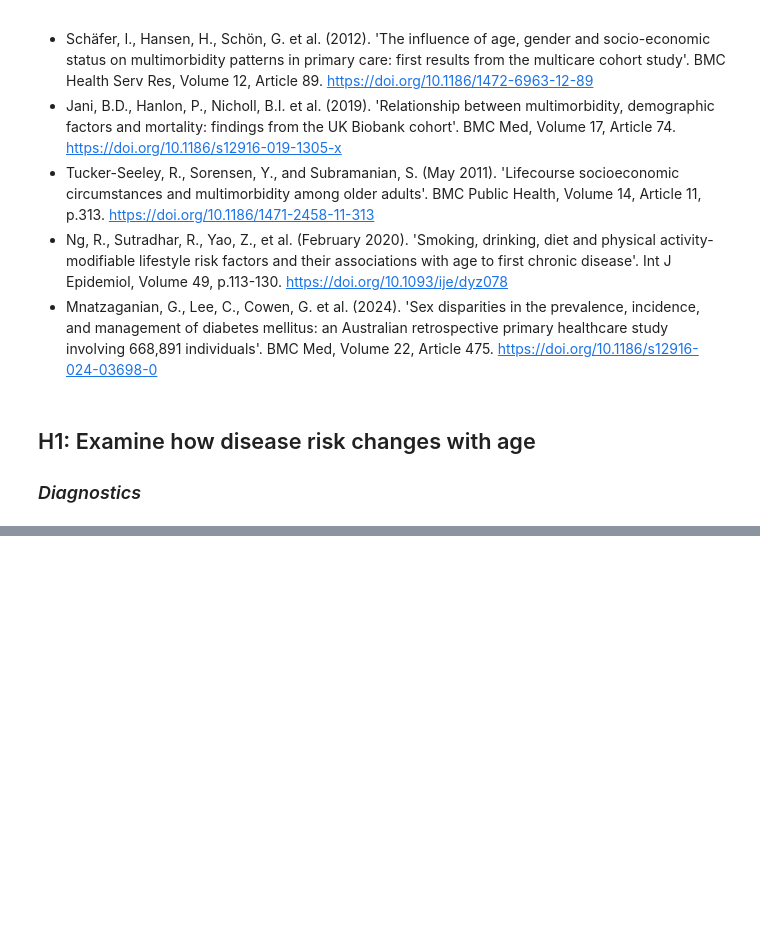
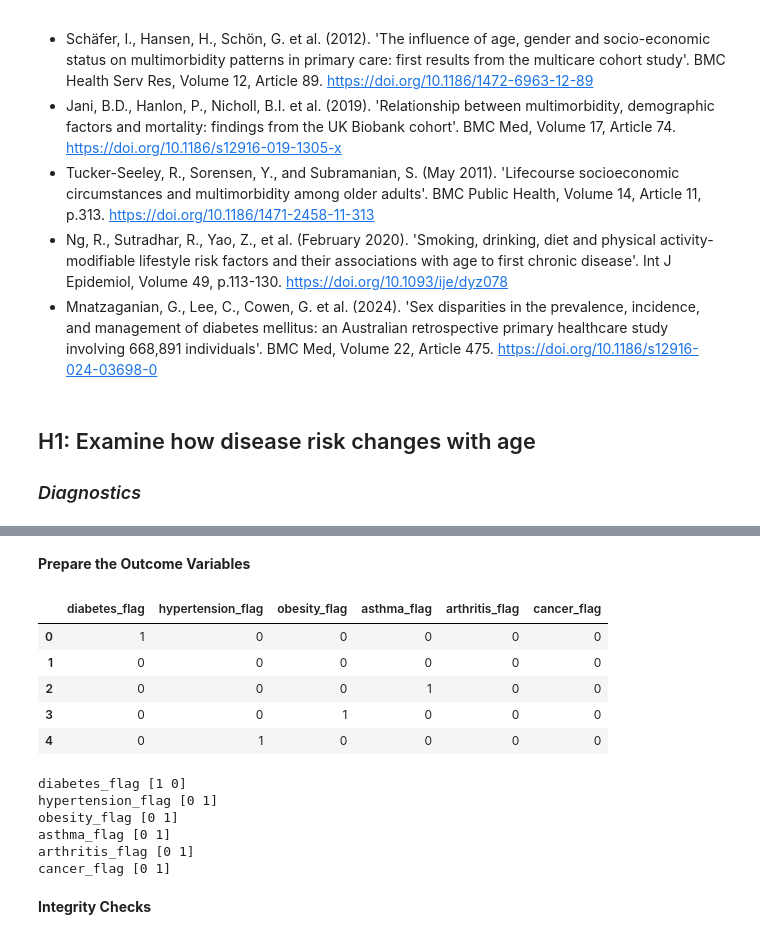
Before and after one commit to jstraker1/datasummative_2, a Jupyter notebook: fleur_test_work/initial_work_fleur.ipynb, the cells around one changed output, grey strips where cells are left out. Drawn from its saved outputs; the diff is of its cells as text; code cells hidden in the pictures; blank space fills up the shorter version.

```diff
--- a/fleur_test_work/initial_work_fleur.ipynb
+++ b/fleur_test_work/initial_work_fleur.ipynb
@@ -765,0 +845,51 @@ If the outliers cannot be transformed or removed, we will discuss their presence
+# %% [markdown]
+**Prepare the Outcome Variables**
+# %%
+# List of disease categories you want to convert to binary flags
+disease_list = [
+    "Diabetes",
+    "Hypertension",
+    "Obesity",
+    "Asthma",
+    "Arthritis",
+    "Cancer"
+]
+
+# Create a binary flag for each disease
+for disease in disease_list:
+    col_name = disease.lower() + "_flag"
+    df[col_name] = (df['medical_condition'] == disease).astype(int)
+
+# Check the first few rows
+df[[d.lower() + "_flag" for d in disease_list]].head()
+# %% [output]
+|  | diabetes_flag | hypertension_flag | obesity_flag | asthma_flag | arthritis_flag | cancer_flag |
+| 0 | 1 | 0 | 0 | 0 | 0 | 0 |
+| 1 | 0 | 0 | 0 | 0 | 0 | 0 |
+| 2 | 0 | 0 | 0 | 1 | 0 | 0 |
+| 3 | 0 | 0 | 1 | 0 | 0 | 0 |
+| 4 | 0 | 1 | 0 | 0 | 0 | 0 |
+# %%
+# List of flag columns
+flag_cols = [
+    "diabetes_flag",
+    "hypertension_flag",
+    "obesity_flag",
+    "asthma_flag",
+    "arthritis_flag",
+    "cancer_flag"
+]
+
+# Confirm each flag is strictly 0 or 1 (no other values) by finding all unique values in each flag column
+for col in flag_cols:
+    unique_vals = df[col].unique()
+    print(col, unique_vals)
+# %% [output]
+diabetes_flag [1 0]
+hypertension_flag [0 1]
+obesity_flag [0 1]
+asthma_flag [0 1]
+arthritis_flag [0 1]
+cancer_flag [0 1]
+# %% [markdown]
+**Integrity Checks**
```
Also changed, not shown: parts of 40 cells of this notebook, 3 other files.
